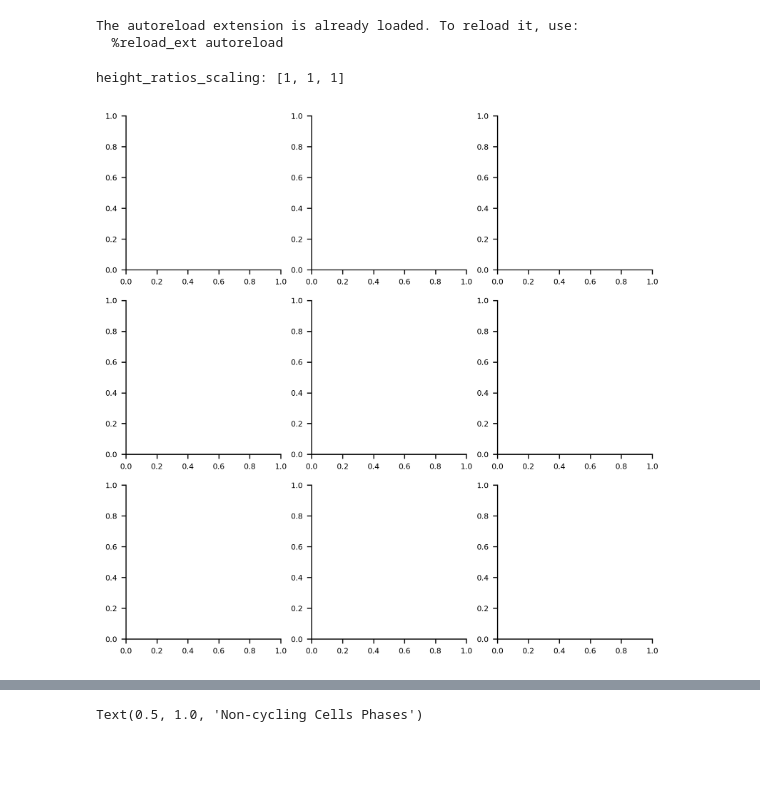
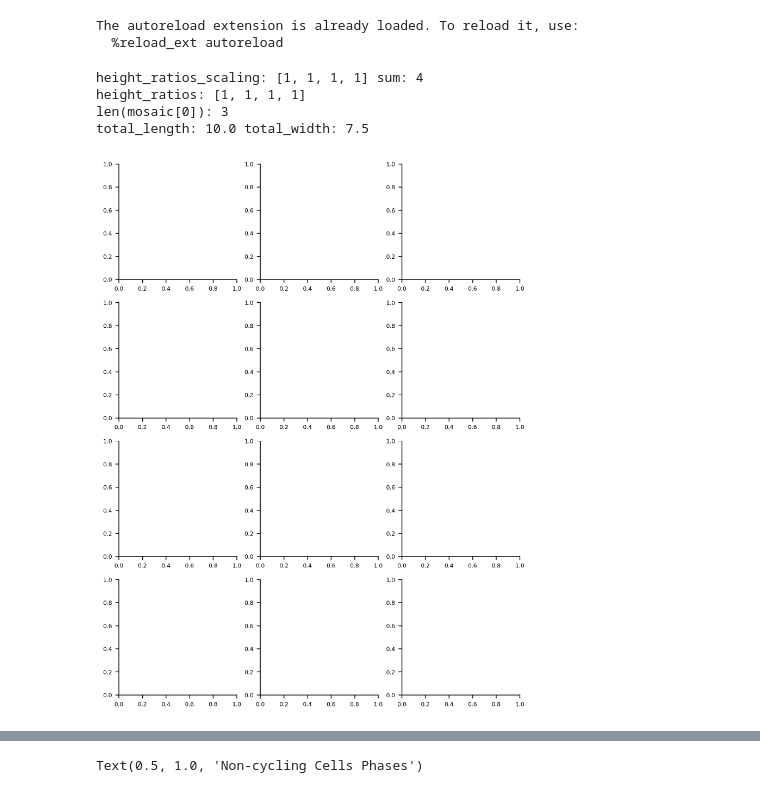
Before and after one commit to gityves/CoPhaser, a Jupyter notebook: paper/code/figure_S5/figure_sup_cycling_classifier.ipynb, the cells around one changed output, grey strips where cells are left out. Cells and saved outputs as stored; diff of their text form; code cells hidden in the pictures; blank space fills up the shorter version.

```diff
--- a/paper/code/figure_S5/figure_sup_cycling_classifier.ipynb
+++ b/paper/code/figure_S5/figure_sup_cycling_classifier.ipynb
@@ -31,11 +31,14 @@ The autoreload extension is already loaded. To reload it, use:
 DATA_FOLDER = "../figure_3/data/"
 SCRNASEQ_DATA_FOLDER = "../../../data/"
 # %%
-mosaic = [["A", "B", "C"], ["D", "E", "F"], ["G", "H", "I"]]
+mosaic = [["A", "B", "C"], ["D", "E", "F"], ["G", "H", "I"], ["J", "K", "L"]]
 fig, axs = plot_helpers.create_pannels(mosaic=mosaic, h_pad=0)
 # %% [output]
-height_ratios_scaling: [1, 1, 1]
+height_ratios_scaling: [1, 1, 1, 1] sum: 4
+height_ratios: [1, 1, 1, 1]
+len(mosaic[0]): 3
+total_length: 10.0 total_width: 7.5
-[figure, old version]
+[figure, new version]
 # %%
 breast_cancer = pickle.load(
     open(os.path.join(DATA_FOLDER, "breast_cancer_results.pkl"), "rb")
```
Also changed, not shown: parts of 4 cells of this notebook, 21 other files.
